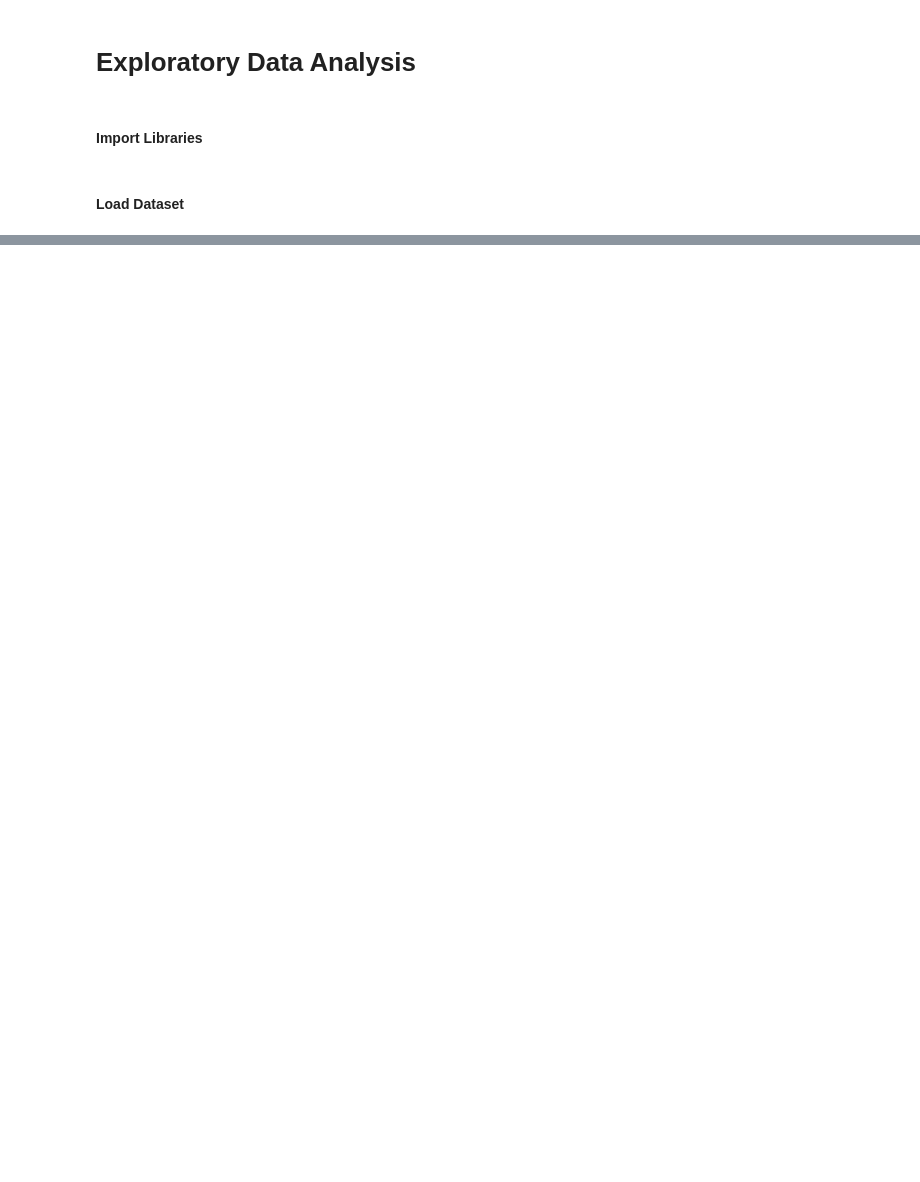
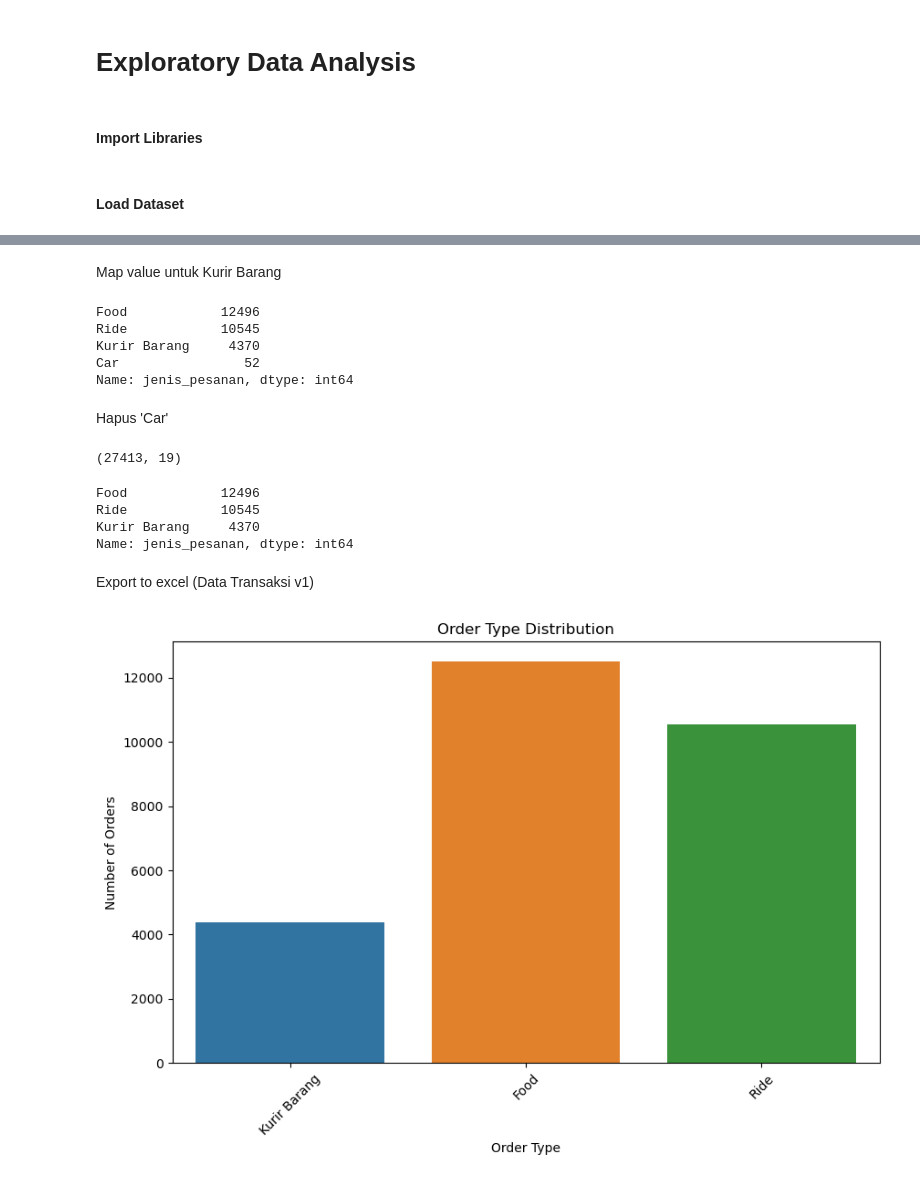
Before and after one commit to azwanazamuddin/location-choice-model, a Jupyter notebook: notebooks/eda.ipynb, the cells around one changed output, grey strips where cells are left out. Cells and saved outputs as stored; diff of their text form; code cells hidden in the pictures; blank space fills up the shorter version.

```diff
--- a/notebooks/eda.ipynb
+++ b/notebooks/eda.ipynb
@@ -29,0 +97,41 @@ df.head()
+# %% [markdown]
+Map value untuk Kurir Barang
+# %%
+# map for 'Kurir Barang'
+kurir_barang_map = {
+    'Send': 'Kurir Barang',
+    'Mart': 'Kurir Barang',
+    'Shop': 'Kurir Barang',
+    'Go Shop': 'Kurir Barang',
+    'Goshop': 'Kurir Barang',
+    'Gomart': 'Kurir Barang',
+    'GoMart': 'Kurir Barang',
+    'Grocery': 'Kurir Barang'
+}
+# %%
+# applying map dict
+df['jenis_pesanan'] = df['jenis_pesanan'].replace(kurir_barang_map)
+# %%
+df['jenis_pesanan'].value_counts()
+# %% [output]
+Food            12496
+Ride            10545
+Kurir Barang     4370
+Car                52
+Name: jenis_pesanan, dtype: int64
+# %% [markdown]
+Hapus 'Car'
+# %%
+filtered_data = df[df['jenis_pesanan'] != 'Car']
+filtered_data.shape
+# %% [output]
+(27413, 19)
+# %%
+filtered_data['jenis_pesanan'].value_counts()
+# %% [output]
+Food            12496
+Ride            10545
+Kurir Barang     4370
+Name: jenis_pesanan, dtype: int64
+# %% [markdown]
+Export to excel (Data Transaksi v1)
@@ -29,0 +140,11 @@ df.head()
+# %%
+# Explore categorical variables like order type
+plt.figure(figsize=(10, 6))
+sns.countplot(data=filtered_data, x='jenis_pesanan')
+plt.title('Order Type Distribution')
+plt.xlabel('Order Type')
+plt.ylabel('Number of Orders')
+plt.xticks(rotation=45)
+plt.show()
+# %% [output]
+[figure, added]
```
Also changed, not shown: parts of 9 cells of this notebook, 34 other files.
